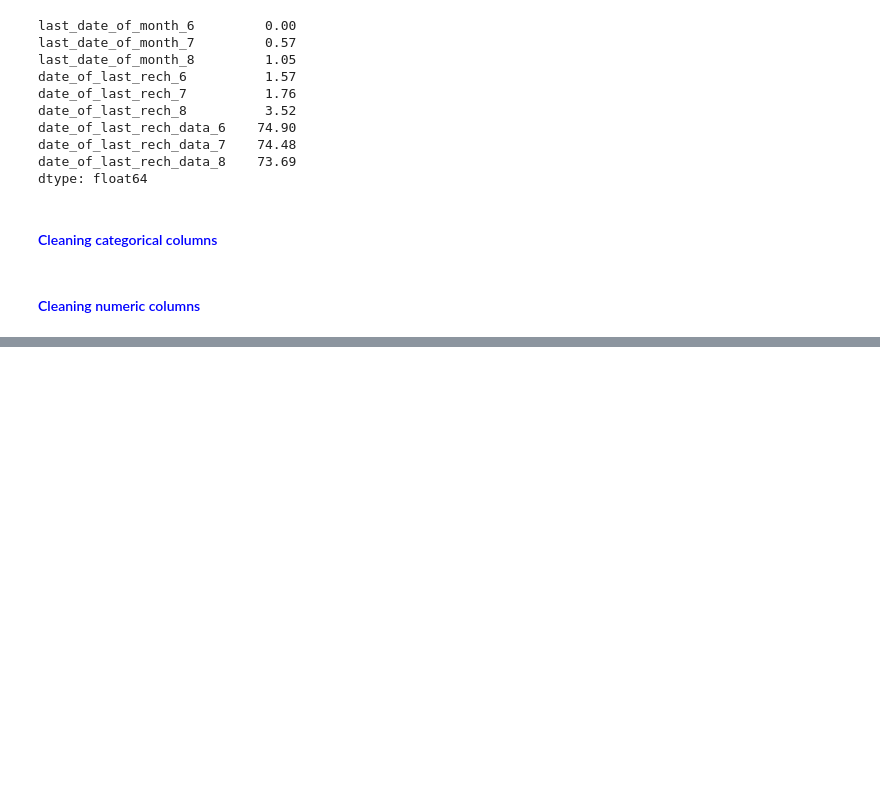
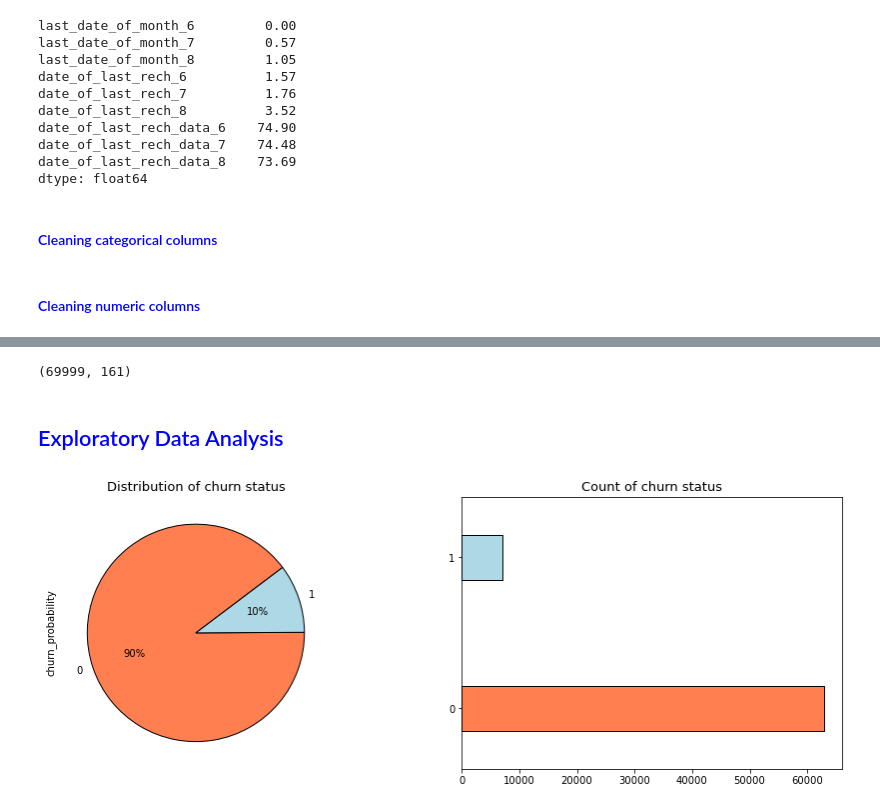
Before and after one commit to Veneeshkrishnan/Telecom_churn_case_study, a Jupyter notebook: Telecom_churn_case_study.ipynb, the cells around one changed output, grey strips where cells are left out. Cells and saved outputs as stored; diff of their text form; code cells hidden in the pictures; blank space fills up the shorter version.

```diff
--- a/Telecom_churn_case_study.ipynb
+++ b/Telecom_churn_case_study.ipynb
@@ -24,6 +39,10 @@ pd.set_option("display.max_columns",None)
 # %%
 # Reading the data
 telecom = pd.read_csv("train.csv", index_col=0)
+
+# Reading the final test data
+final_test = pd.read_csv("test.csv", index_col=0)
+
 telecom.head(3)
 # %% [output]
 |  | circle_id | loc_og_t2o_mou | std_og_t2o_mou | loc_ic_t2o_mou | last_date_of_month_6 | last_date_of_month_7 | ... |
@@ -150,16 +171,19 @@ telecom["recent_rech_data_8"] = telecom["last_date_of_month_8"] - telecom["date_
 recency_cols = [x for x in telecom.columns if "recent" in x]
 
 # Extracting the dates from the columns
-for cols in recency_cols:
-    telecom[cols] = telecom[cols].astype(str)
-    telecom[cols] = telecom[cols].str.split(" ",expand=True)[0]
+for df in total_dataset:
+    for cols in recency_cols:
+        df[cols] = df[cols].astype(str)
+        df[cols] = df[cols].str.split(" ",expand=True)[0]
 
 # Imputing the missing values in the recency cols with zero
-for cols in recency_cols:
-    telecom.loc[(telecom[cols]=="NaT"), cols] = 0
+for df in total_dataset:
+    for cols in recency_cols:
+        df.loc[(df[cols]=="NaT"), cols] = 0
 
 # Dropping the dates columns which is reduntant columns
-telecom.drop(date_cols, axis=1, inplace=True)
+for df in total_dataset:
+    df.drop(date_cols, axis=1, inplace=True)
 # %% [markdown]
 #### <font color="blue">Cleaning categorical columns
 # %%
@@ -217,0 +303,24 @@ print("Number of duplicate columns :",duplicate_cols(telecom))
+# %%
+# After removing some outliers the shape of the telecom dataset is
+print(telecom.shape)
+# %% [output]
+(69999, 161)
+# %% [markdown]
+## <font color="blue">Exploratory Data Analysis
+# %%
+# Checking the churn rate
+plt.figure(figsize=[15,5])
+
+# Plotting a pie chart for churn probablity column
+plt.subplot(1,2,1)
+telecom["churn_probability"].value_counts().plot.pie(autopct="%1.0f%%",startangle=37, colors=["coral","lightblue"],
+                                                    wedgeprops={"linewidth":1,"edgecolor":"k"})
+plt.title("Distribution of churn status",fontsize=13)
+
+# Plotting a horizontal bar chart for churn rate
+plt.subplot(1,2,2)
+telecom["churn_probability"].value_counts().plot.barh(width=0.3,color=["coral","lightblue"],linewidth=1, edgecolor="k")
+plt.title("Count of churn status", fontsize=13)
+plt.show()
+# %% [output]
+[figure, added]
```
Also changed, not shown: parts of 48 cells of this notebook.
